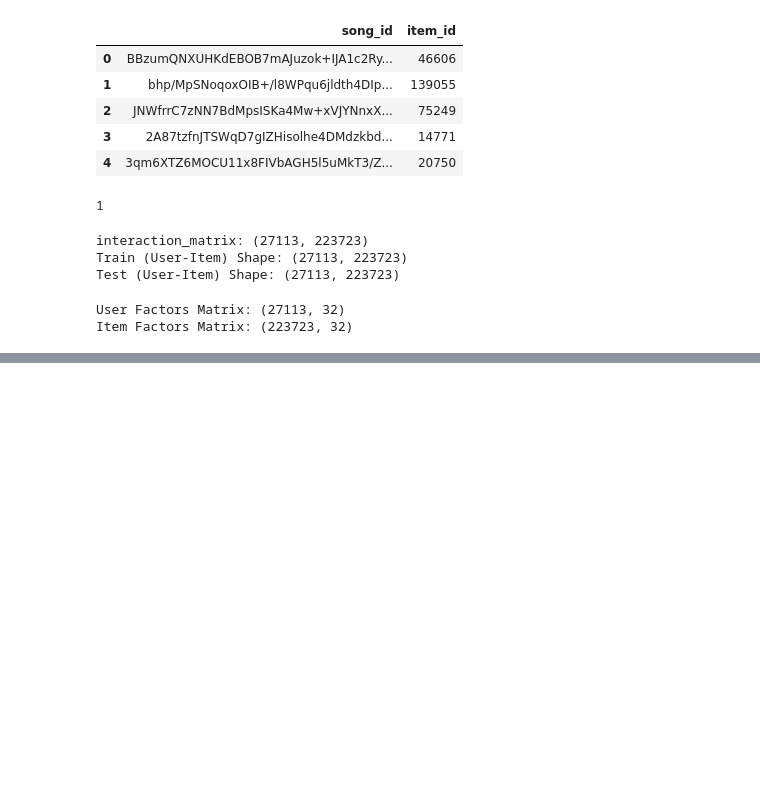
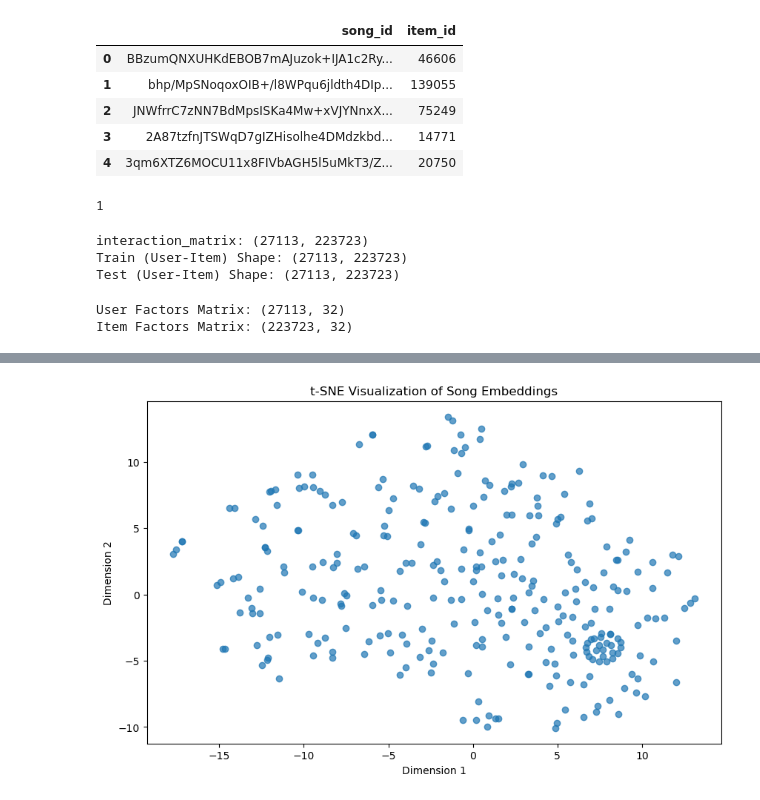
Before and after one commit to buseakgl/KKBox-Music-Recommendation, a Jupyter notebook: kkbox_recommender.ipynb, the cells around one changed output, grey strips where cells are left out. Saved outputs shown, nothing was run; the diff lists cells and outputs as text; code cells hidden in the pictures; blank space fills up the shorter version.

```diff
--- a/kkbox_recommender.ipynb
+++ b/kkbox_recommender.ipynb
@@ -178,0 +179,31 @@ Precision@10 Score: 0.2552
+# %%
+from sklearn.decomposition import PCA
+from sklearn.manifold import TSNE
+import matplotlib.pyplot as plt
+
+# Get the item vectors (embeddings)
+item_vectors = model.item_factors
+
+# select a sample size 300 songs
+sample_size = 300
+np.random.seed(42)
+sample_indices = np.random.choice(item_vectors.shape[0], sample_size, replace=False)
+sample_vectors = item_vectors[sample_indices]
+
+# PCA (32 → 10)
+pca = PCA(n_components=10, random_state=42)
+pca_reduced = pca.fit_transform(sample_vectors)
+
+# t-SNE (10 → 2)
+tsne = TSNE(n_components=2, perplexity=30, random_state=42)
+tsne_result = tsne.fit_transform(pca_reduced)
+
+# görselleştir
+plt.figure(figsize=(10,6))
+plt.scatter(tsne_result[:,0], tsne_result[:,1], alpha=0.7)
+plt.title("t-SNE Visualization of Song Embeddings")
+plt.xlabel("Dimension 1")
+plt.ylabel("Dimension 2")
+plt.show()
+# %% [output]
+[figure, added]
```
Also changed, not shown: parts of 2 cells of this notebook.
